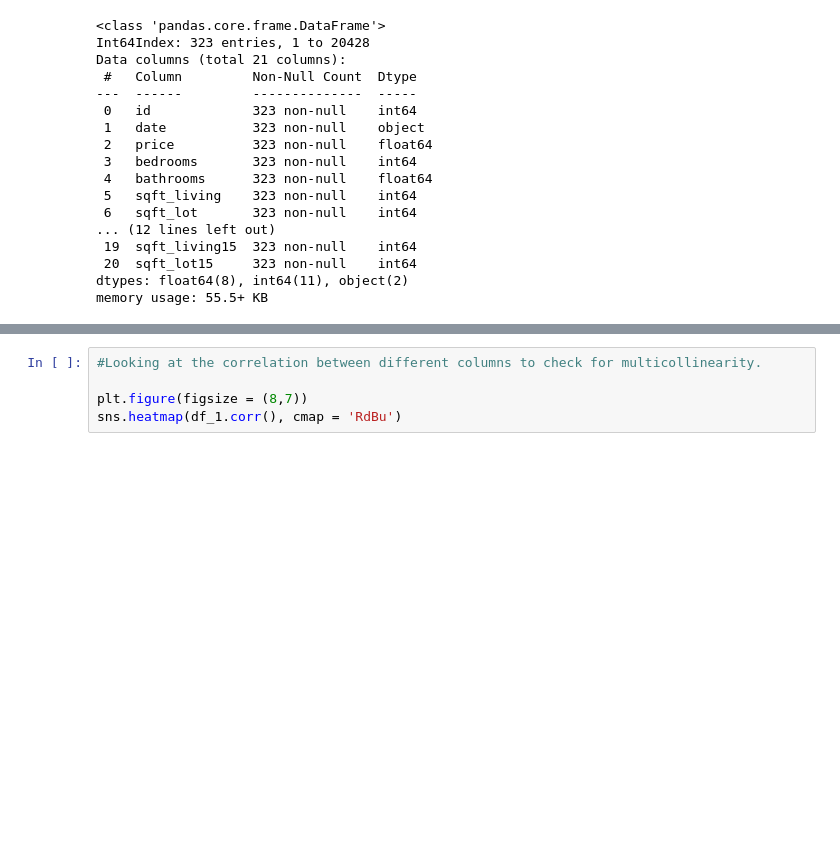
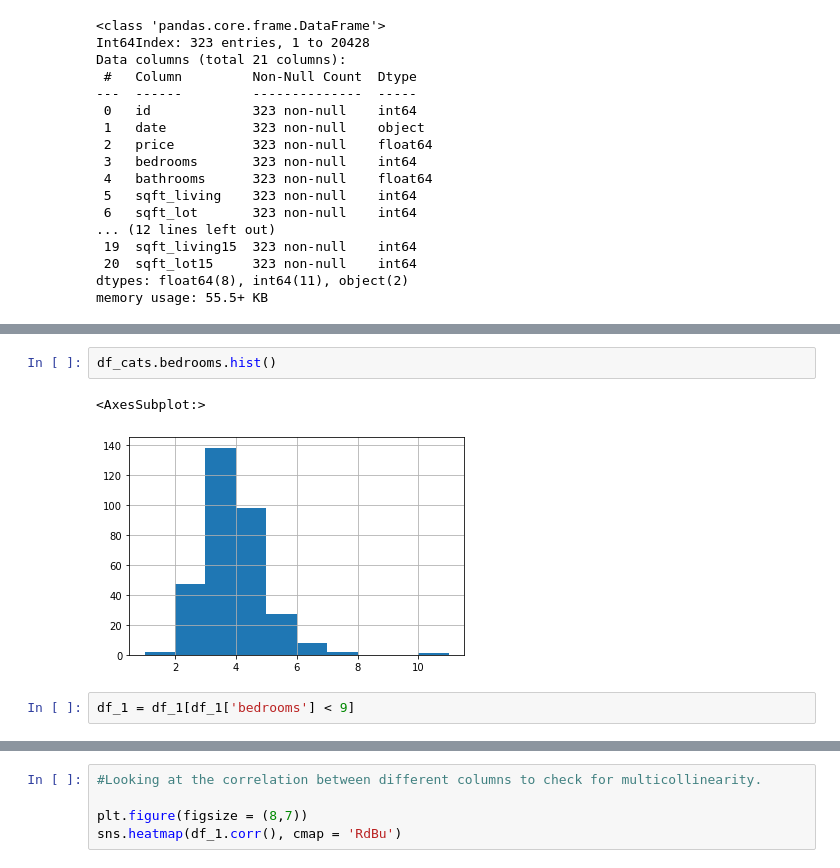
Before and after one commit to ozbunae/Housing_Data, a Jupyter notebook: Renovated.ipynb, the cells around one changed output, grey strips where cells are left out. Drawn from its saved outputs; the diff is of its cells as text; blank space fills up the shorter version.

```diff
--- a/Renovated.ipynb
+++ b/Renovated.ipynb
@@ -238,0 +242,7 @@ df_1.describe()
+# %%
+df_cats.bedrooms.hist()
+# %% [output]
+<AxesSubplot:>
+[figure, added]
+# %%
+df_1 = df_1[df_1['bedrooms'] < 9]
```
Also changed, not shown: parts of 58 cells of this notebook.
